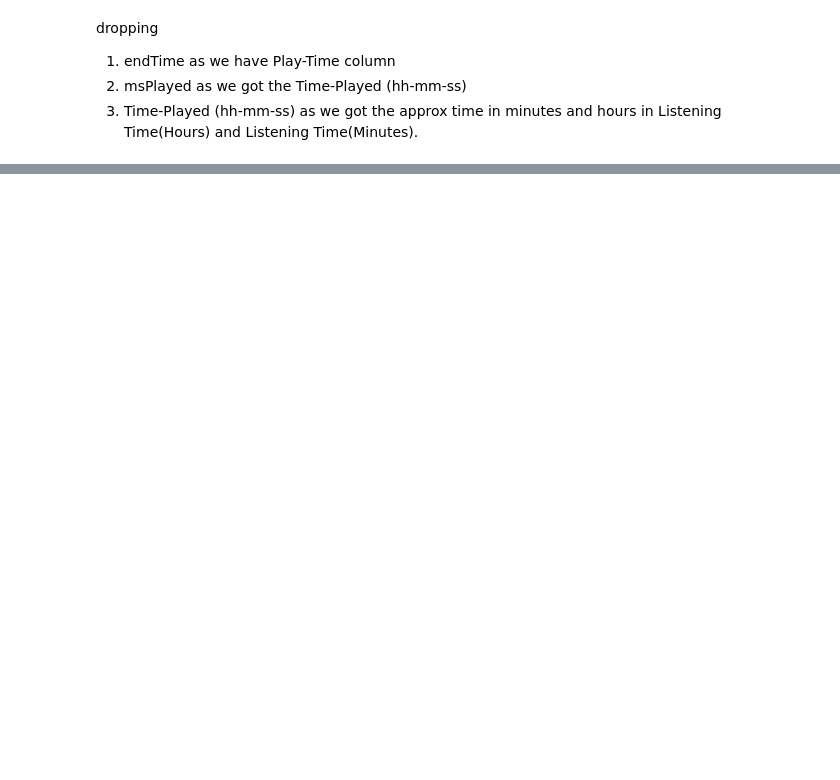
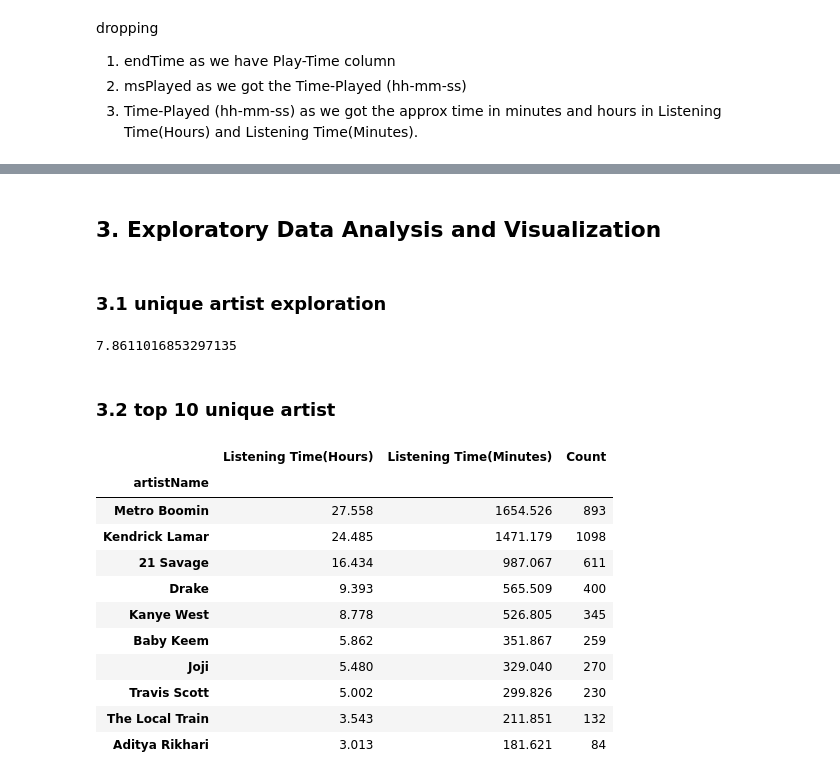
Before and after one commit to piyush-mk/SpotiStats, a Jupyter notebook: Notebook.ipynb, the cells around one changed output, grey strips where cells are left out. Saved outputs shown, nothing was run; the diff lists cells and outputs as text; code cells hidden in the pictures; blank space fills up the shorter version.

```diff
--- a/Notebook.ipynb
+++ b/Notebook.ipynb
@@ -140,3 +140,5 @@ spotify_stream_df.describe()
 | 75% | 2023-03-29 17:26:00 | 2023.000000 | 4.000000 | 23.000000 | 5.000000 | 17.000000 | 1.0 | 0.050000 | ... |
 | max | 2023-05-05 14:27:00 | 2023.000000 | 12.000000 | 31.000000 | 6.000000 | 23.000000 | 1.0 | 1.208000 | ... |
 | std | NaN | 0.376351 | 3.676968 | 8.744404 | 1.928251 | 6.092721 | 0.0 | 0.031115 | ... |
+# %% [markdown]
+## 3. Exploratory Data Analysis and Visualization
@@ -142,0 +152,27 @@ spotify_stream_df.describe()
+# %% [markdown]
+### 3.1 unique artist exploration
+# %%
+unique_artists = spotify_stream_df["artistName"].nunique()
+total_artists = spotify_stream_df["artistName"].count()
+unique_artist_percentage = unique_artists/total_artists*100
+unique_artist_percentage
+# %% [output]
+7.8611016853297135
+# %% [markdown]
+### 3.2 top 10 unique artist
+# %%
+top_10_artist_df = spotify_stream_df.groupby(["artistName"])[["Listening Time(Hours)","Listening Time(Minutes)","Count"]].sum().sort_values(by="Listening Time(Minutes)",ascending=False)
+top_10_artist_df.head(10)
+# %% [output]
+|  | Listening Time(Hours) | Listening Time(Minutes) | Count |
+| artistName |  |  |  |
+| Metro Boomin | 27.558 | 1654.526 | 893 |
+| Kendrick Lamar | 24.485 | 1471.179 | 1098 |
+| 21 Savage | 16.434 | 987.067 | 611 |
+| Drake | 9.393 | 565.509 | 400 |
+| Kanye West | 8.778 | 526.805 | 345 |
+| Baby Keem | 5.862 | 351.867 | 259 |
+| Joji | 5.480 | 329.040 | 270 |
+| Travis Scott | 5.002 | 299.826 | 230 |
+| The Local Train | 3.543 | 211.851 | 132 |
+| Aditya Rikhari | 3.013 | 181.621 | 84 |
```
Also changed, not shown: parts of 2 cells of this notebook.
